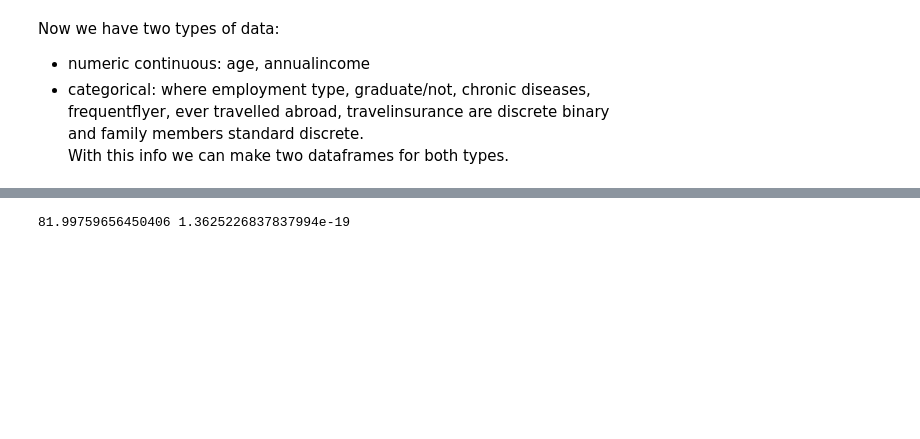
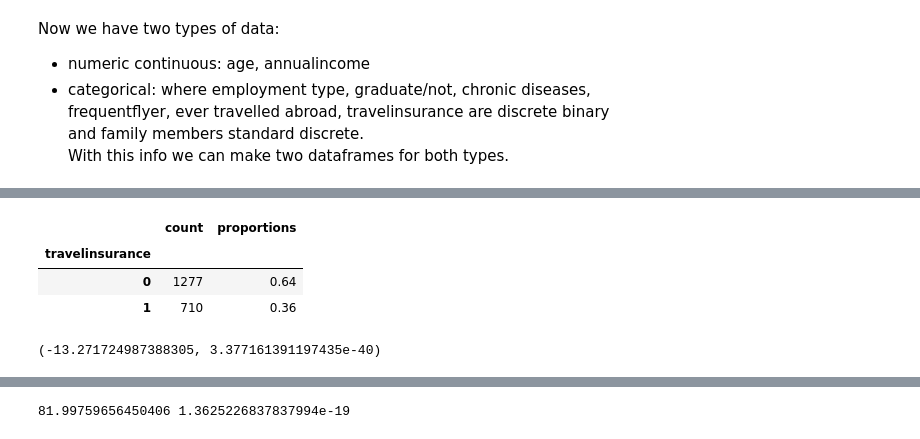
Before and after one commit to ShariYo/Modul3_Sprint1, a Jupyter notebook: project/main.ipynb, the cells around one changed output, grey strips where cells are left out. Saved outputs shown, nothing was run; the diff lists cells and outputs as text; code cells hidden in the pictures; blank space fills up the shorter version.

```diff
--- a/project/main.ipynb
+++ b/project/main.ipynb
@@ -139,2 +173,22 @@ travel_cate = travelin[
+# %%
+tc_df = pd.DataFrame(travel_counts)
+overall_count = tc_df["count"].sum()
+nobs = len(tc_df)
+tc_df["proportions"] = tc_df["count"].apply(lambda x: round(x / overall_count, 2))
+tc_df
+# %% [output]
+|  | count | proportions |
+| travelinsurance |  |  |
+| 0 | 1277 | 0.64 |
+| 1 | 710 | 0.36 |
+# %%
+prop1 = travel_cate["travelinsurance"].mean()
+count1 = travel_cate["travelinsurance"].sum()
+nobs = len(travel_cate)
+
+ztest = proportions_ztest(count1, nobs, value=0.5)
+print(ztest)
+# %% [output]
+(-13.271724987388305, 3.377161391197435e-40)
 # %%
 oversampler = RandomOverSampler(sampling_strategy="auto", random_state=42)
```
Also changed, not shown: parts of 12 cells of this notebook, 1 other file.
